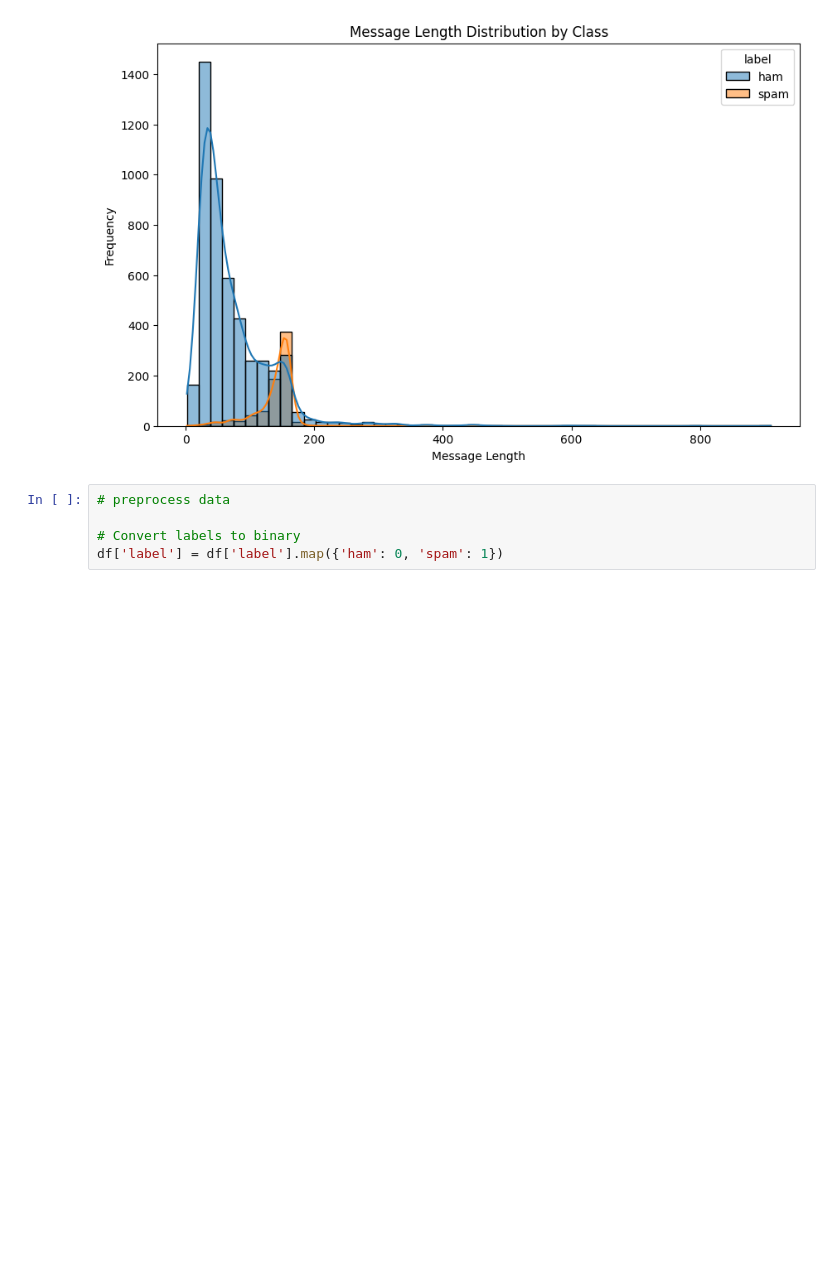
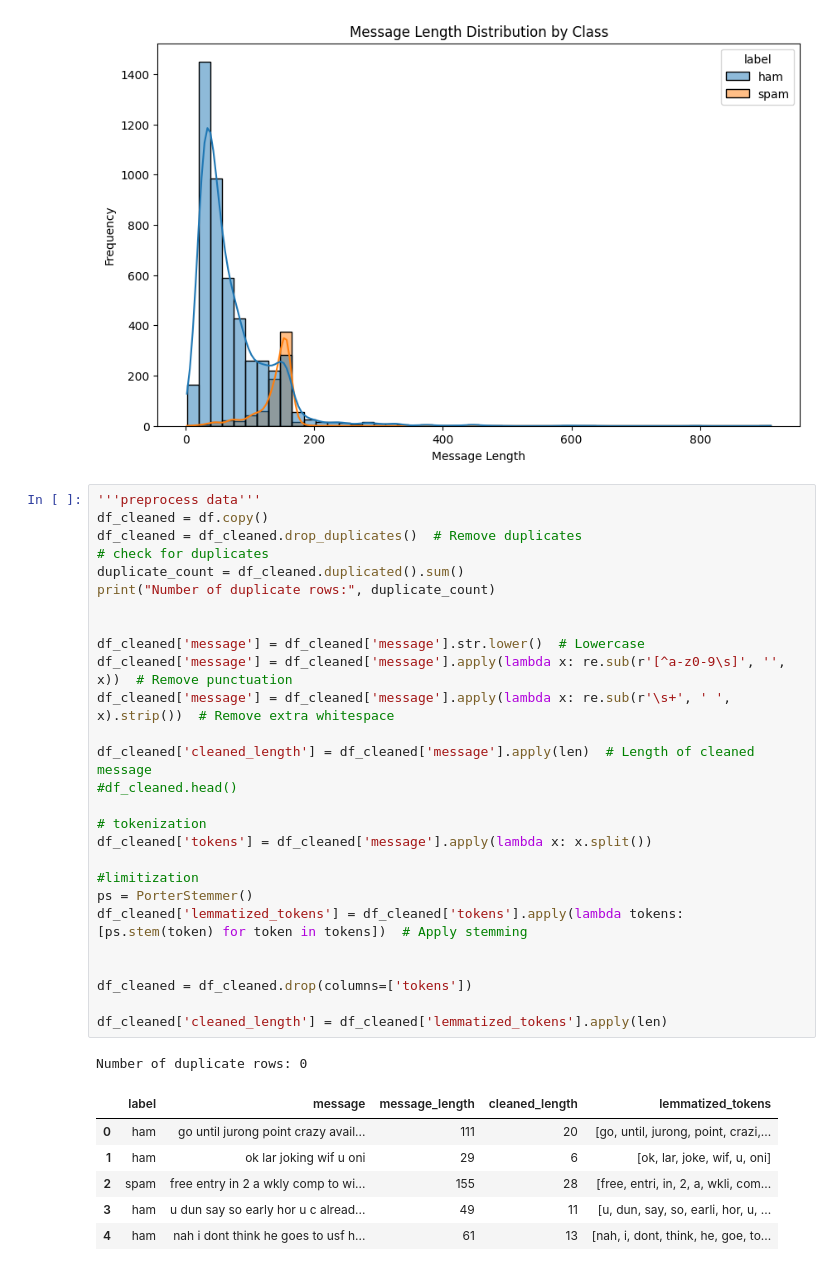
Before and after one commit to jofa016/ACIT4610---Final-Group-Project, a Jupyter notebook: R_f/Project_4/notebook/feature_engineering.ipynb, the cells around one changed output. Saved outputs shown, nothing was run; the diff lists cells and outputs as text; blank space fills up the shorter version.

Commit message:
data processing

```diff
--- a/R_f/Project_4/notebook/feature_engineering.ipynb
+++ b/R_f/Project_4/notebook/feature_engineering.ipynb
@@ -94,7 +98,37 @@ max       910.000000
 Name: message_length, dtype: float64
 [figure]
 # %%
-# preprocess data
+'''preprocess data'''
+df_cleaned = df.copy()
+df_cleaned = df_cleaned.drop_duplicates()  # Remove duplicates
+# check for duplicates
+duplicate_count = df_cleaned.duplicated().sum()
+print("Number of duplicate rows:", duplicate_count)
 
-# Convert labels to binary
-df['label'] = df['label'].map({'ham': 0, 'spam': 1})
+
+df_cleaned['message'] = df_cleaned['message'].str.lower()  # Lowercase
+df_cleaned['message'] = df_cleaned['message'].apply(lambda x: re.sub(r'[^a-z0-9\s]', '', x))  # Remove punctuation
+df_cleaned['message'] = df_cleaned['message'].apply(lambda x: re.sub(r'\s+', ' ', x).strip())  # Remove extra whitespace
+
+df_cleaned['cleaned_length'] = df_cleaned['message'].apply(len)  # Length of cleaned message
+#df_cleaned.head()
+
+# tokenization
+df_cleaned['tokens'] = df_cleaned['message'].apply(lambda x: x.split())
+
+#limitization
+ps = PorterStemmer()
+df_cleaned['lemmatized_tokens'] = df_cleaned['tokens'].apply(lambda tokens: [ps.stem(token) for token in tokens])  # Apply stemming
+
+
+df_cleaned = df_cleaned.drop(columns=['tokens'])
+
+df_cleaned['cleaned_length'] = df_cleaned['lemmatized_tokens'].apply(len)
+# %% [output]
+Number of duplicate rows: 0
+|  | label | message | message_length | cleaned_length | lemmatized_tokens |
+| 0 | ham | go until jurong point crazy avail... | 111 | 20 | [go, until, jurong, point, crazi,... |
+| 1 | ham | ok lar joking wif u oni | 29 | 6 | [ok, lar, joke, wif, u, oni] |
+| 2 | spam | free entry in 2 a wkly comp to wi... | 155 | 28 | [free, entri, in, 2, a, wkli, com... |
+| 3 | ham | u dun say so early hor u c alread... | 49 | 11 | [u, dun, say, so, earli, hor, u, ... |
+| 4 | ham | nah i dont think he goes to usf h... | 61 | 13 | [nah, i, dont, think, he, goe, to... |
```
Also changed, not shown: parts of 5 cells of this notebook.
